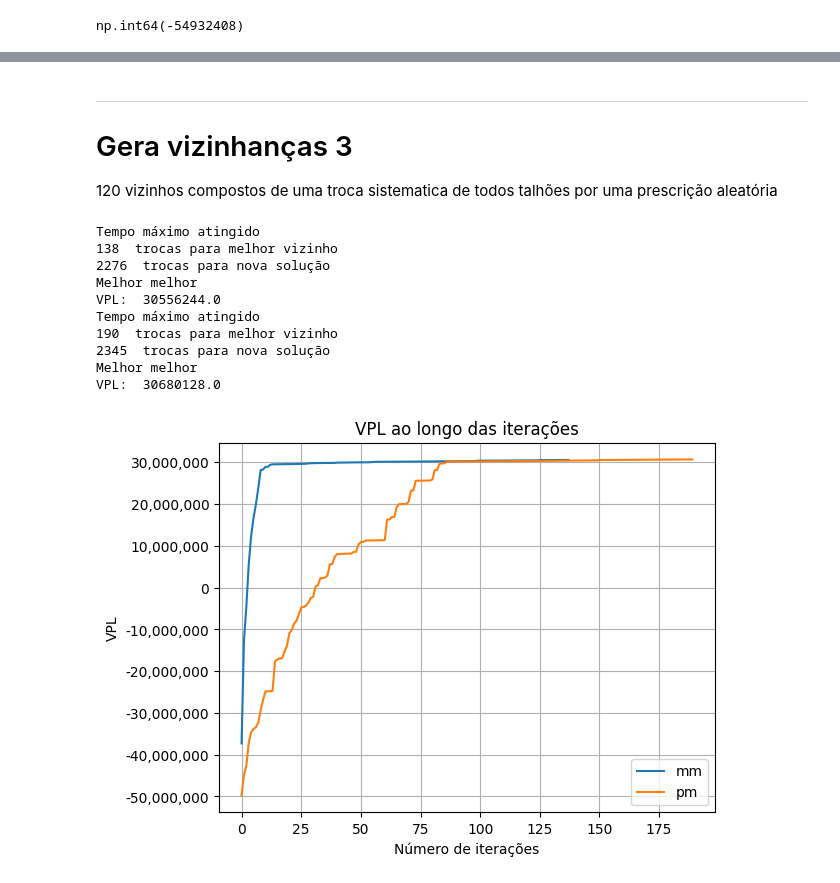
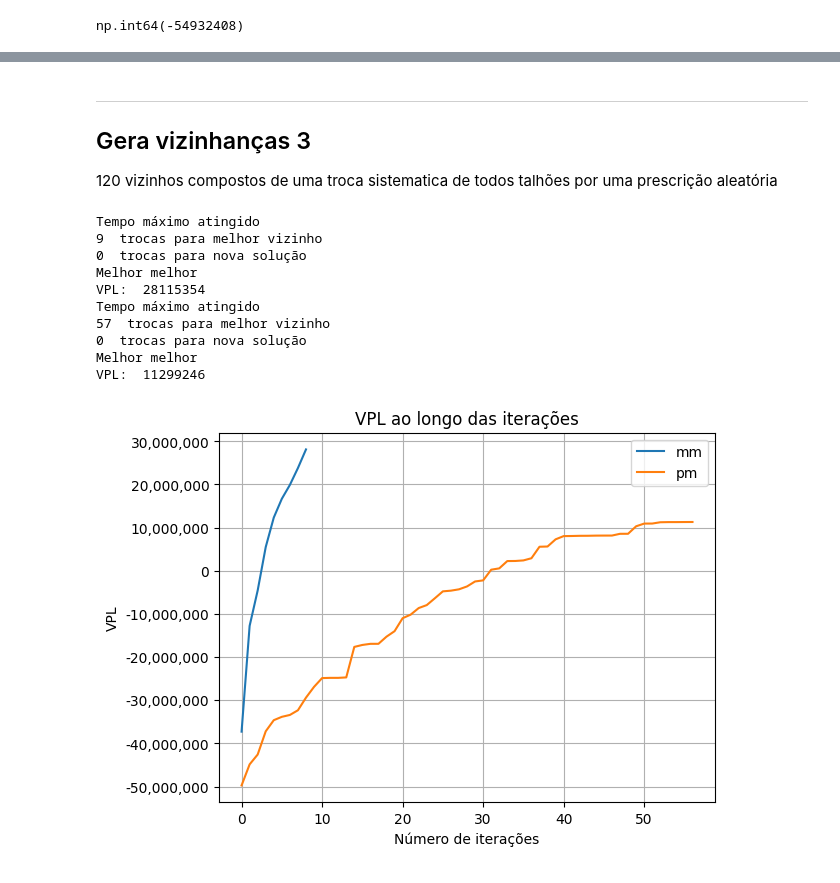
Before and after one commit to gabrielramos731/planejamento-florestal, a Jupyter notebook: T2-BH/T2/T2_bh.ipynb, the cells around one changed output, grey strips where cells are left out. Drawn from its saved outputs; the diff is of its cells as text; code cells hidden in the pictures.

Commit message:
feat: add arg max_calculo_obj na busca local

```diff
--- a/T2-BH/T2/T2_bh.ipynb
+++ b/T2-BH/T2/T2_bh.ipynb
@@ -189,9 +186,12 @@ def varre_vizinhos(vizinhos, sol_atual, df, metodo):
     """
     max_vpl = calcula_vpl_total(df, sol_atual)  # Initialize with negative infinity to ensure the first neighbor is considered
     melhor_vizinho = sol_atual
+    count_calculos_obj = 0
 
     for vizinho in vizinhos:
         vpl_atual = calcula_vpl_total(df, vizinho)
+        count_calculos_obj += 1
+
         if metodo=='mm': # melhor melhor
             if vpl_atual > max_vpl:
                 max_vpl = vpl_atual
@@ -202,16 +202,16 @@ def varre_vizinhos(vizinhos, sol_atual, df, metodo):
                 melhor_vizinho = vizinho
                 break
 
-    return melhor_vizinho  # Return the neighbor with the highest VPL
+    return melhor_vizinho, count_calculos_obj  # Return the neighbor with the highest VPL
 
-def busca_local(df, sol_atual, tempo_max, seed=42, metodo='mm', vizinhanca='aleatoria'):
+def busca_local(df, sol_atual, tempo_max=np.inf, max_calculos_obj=0, seed=42, metodo='mm', vizinhanca='aleatoria'):
     inicio = time.time()
-    counter_melhor_vizinho, counter_nova_solucao, counter_quant_sol = 0, 0, 0
+    counter_melhor_vizinho, counter_nova_solucao, counter_quant_sol, counter_calculos_obj = 0, 0, 0, 0
     melhores_vpl = []
     random.seed(seed)
 
     while True:
-        if time.time() - inicio > tempo_max:
+        if time.time() - inicio > tempo_max or counter_calculos_obj > max_calculos_obj:
             print("Tempo máximo atingido")
             break
 
@@ -223,7 +223,9 @@ def busca_local(df, sol_atual, tempo_max, seed=42, metodo='mm', vizinhanca='alea
         elif vizinhanca=='sistematica':
             vizinhos_sol_atual = gera_vizinhos_sistematico(df, sol_atual)
 
-        melhor_vizinho = varre_vizinhos(vizinhos_sol_atual, sol_atual, df, metodo=metodo)
+        counter_calculos_obj_aux = 0
+        melhor_vizinho, counter_calculos_obj_aux = varre_vizinhos(vizinhos_sol_atual, sol_atual, df, metodo=metodo)
+        counter_calculos_obj += counter_calculos_obj_aux
 
         if all(melhor_vizinho == sol_atual):
             counter_nova_solucao +=1
@@ -296,26 +314,37 @@ plota_volume(df_2, sol_busca_local)
 # %% [markdown]
 ---
 
-# Gera vizinhanças 3
+## Gera vizinhanças 3
 
 120 vizinhos compostos de uma troca sistematica de todos talhões por uma prescrição aleatória
 # %%
-vpl_busca_local, sol_busca_local = busca_local(df_2, solucoes_alpha[2], 3600, seed=11, metodo='mm', vizinhanca='sistematica')
+vpl_busca_local, sol_busca_local = busca_local(df_2,
+                                               solucoes_alpha[2],
+                                               seed=11,
+                                               max_calculos_obj=1000,
+                                               metodo='mm',
+                                               vizinhanca='sistematica')
 print('Melhor melhor\nVPL: ', vpl_busca_local)
-vpl_busca_local, sol_busca_local = busca_local(df_2, solucoes_alpha[2], 3600, seed=11, metodo='pm', vizinhanca='sistematica')
+
+vpl_busca_local, sol_busca_local = busca_local(df_2,
+                                               solucoes_alpha[2],
+                                               seed=11,
+                                               max_calculos_obj=1000,
+                                               metodo='pm',
+                                               vizinhanca='sistematica')
 print('Melhor melhor\nVPL: ', vpl_busca_local)
 # %% [output]
 Tempo máximo atingido
-138  trocas para melhor vizinho
-2276  trocas para nova solução
+9  trocas para melhor vizinho
+0  trocas para nova solução
 Melhor melhor
-VPL:  30556244.0
+VPL:  28115354
 Tempo máximo atingido
-190  trocas para melhor vizinho
-2345  trocas para nova solução
+57  trocas para melhor vizinho
+0  trocas para nova solução
 Melhor melhor
-VPL:  30680128.0
+VPL:  11299246
-[figure, old version]
+[figure, new version]
 # %%
 plota_volume(df_2, sol_busca_local)
 # %% [output]
```
Also changed, not shown: parts of 8 cells of this notebook.
